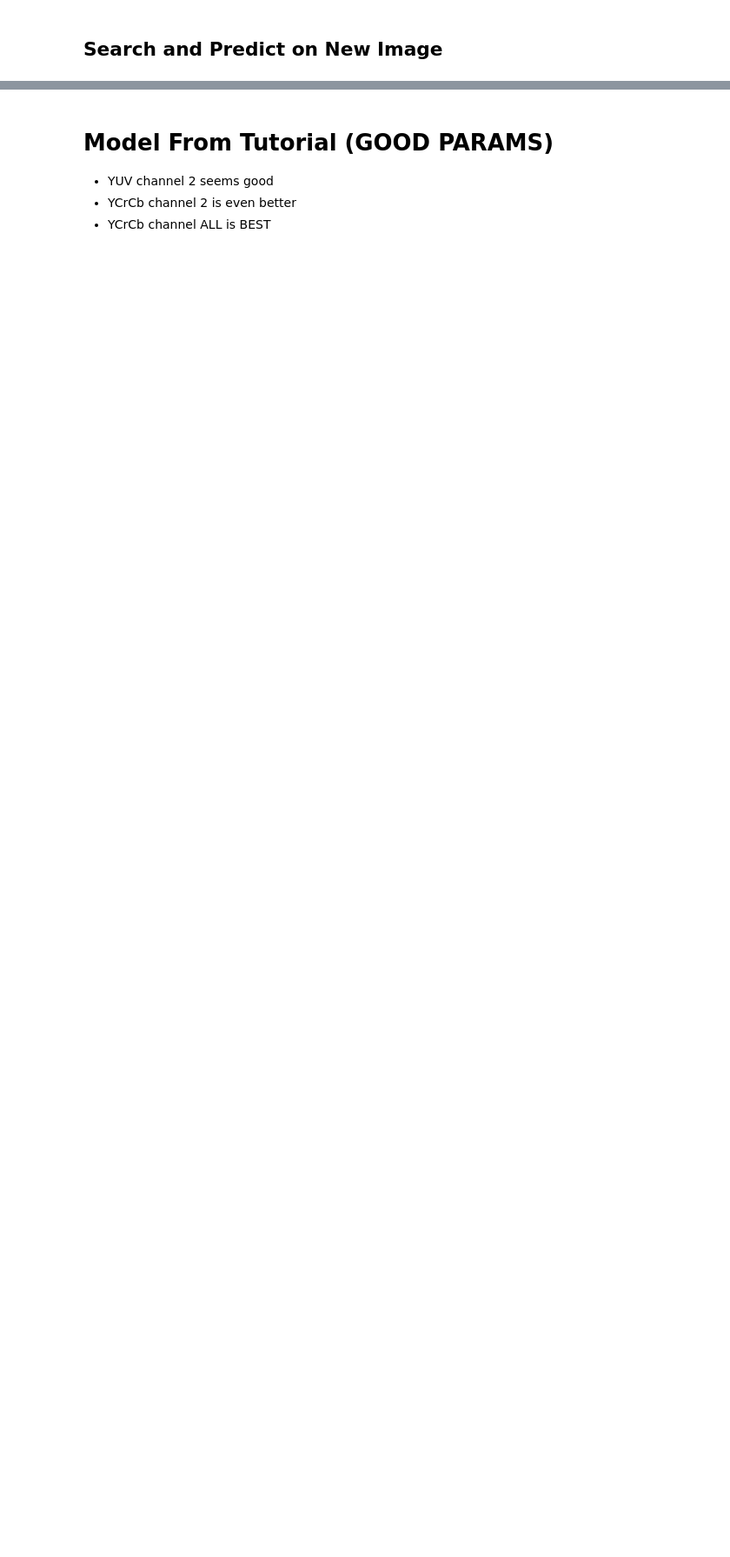
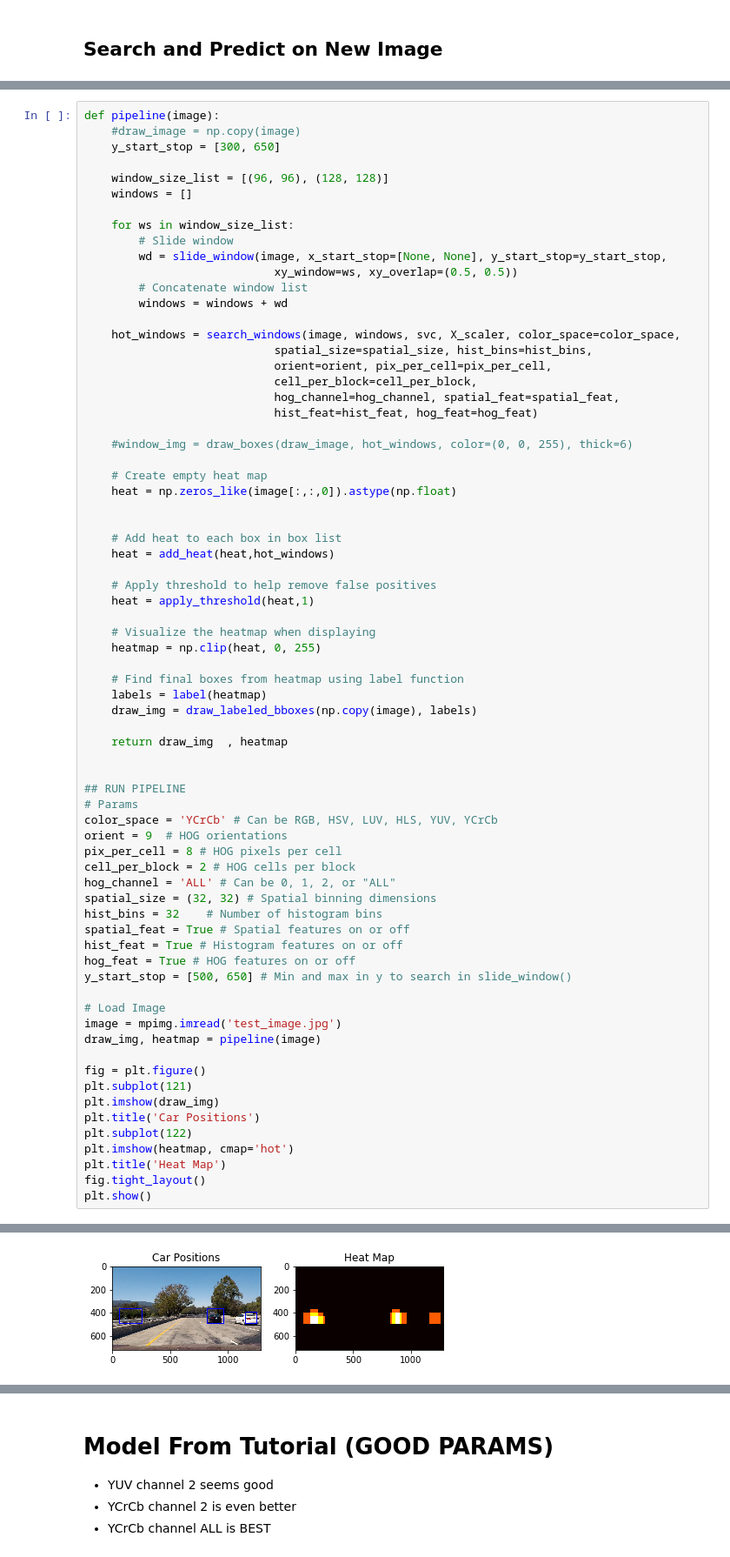
Before and after one commit to andrewszwec/proj5-vehicle-detection, a Jupyter notebook: 006_search_and_classify.ipynb, the cells around one changed output, grey strips where cells are left out. Shown at 87% size. Saved outputs shown, nothing was run; the diff lists cells and outputs as text; blank space fills up the shorter version.

```diff
--- a/006_search_and_classify.ipynb
+++ b/006_search_and_classify.ipynb
@@ -228,0 +250,72 @@ plt.show()
+# %%
+def pipeline(image):
+    #draw_image = np.copy(image)
+    y_start_stop = [300, 650]
+
+    window_size_list = [(96, 96), (128, 128)]
+    windows = []
+
+    for ws in window_size_list:
+        # Slide window
+        wd = slide_window(image, x_start_stop=[None, None], y_start_stop=y_start_stop,
+                            xy_window=ws, xy_overlap=(0.5, 0.5))
+        # Concatenate window list
+        windows = windows + wd
+
+    hot_windows = search_windows(image, windows, svc, X_scaler, color_space=color_space,
+                            spatial_size=spatial_size, hist_bins=hist_bins,
+                            orient=orient, pix_per_cell=pix_per_cell,
+                            cell_per_block=cell_per_block,
+                            hog_channel=hog_channel, spatial_feat=spatial_feat,
+                            hist_feat=hist_feat, hog_feat=hog_feat)
+
+    #window_img = draw_boxes(draw_image, hot_windows, color=(0, 0, 255), thick=6)
+
+    # Create empty heat map
+    heat = np.zeros_like(image[:,:,0]).astype(np.float)
+
+
+    # Add heat to each box in box list
+    heat = add_heat(heat,hot_windows)
+
+    # Apply threshold to help remove false positives
+    heat = apply_threshold(heat,1)
+
+    # Visualize the heatmap when displaying
+    heatmap = np.clip(heat, 0, 255)
+
+    # Find final boxes from heatmap using label function
+    labels = label(heatmap)
+    draw_img = draw_labeled_bboxes(np.copy(image), labels)
+
+    return draw_img  , heatmap
+
+
+## RUN PIPELINE
+# Params
+color_space = 'YCrCb' # Can be RGB, HSV, LUV, HLS, YUV, YCrCb
+orient = 9  # HOG orientations
+pix_per_cell = 8 # HOG pixels per cell
+cell_per_block = 2 # HOG cells per block
+hog_channel = 'ALL' # Can be 0, 1, 2, or "ALL"
+spatial_size = (32, 32) # Spatial binning dimensions
+hist_bins = 32    # Number of histogram bins
+spatial_feat = True # Spatial features on or off
+hist_feat = True # Histogram features on or off
+hog_feat = True # HOG features on or off
+y_start_stop = [500, 650] # Min and max in y to search in slide_window()
+
+# Load Image
+image = mpimg.imread('test_image.jpg')
+draw_img, heatmap = pipeline(image)
+
+fig = plt.figure()
+plt.subplot(121)
+plt.imshow(draw_img)
+plt.title('Car Positions')
+plt.subplot(122)
+plt.imshow(heatmap, cmap='hot')
+plt.title('Heat Map')
+fig.tight_layout()
+plt.show()
+# %% [output]
@@ -228,0 +341 @@ plt.show()
+[figure, added]
```
Also changed, not shown: parts of 18 cells of this notebook, 5 other files.
